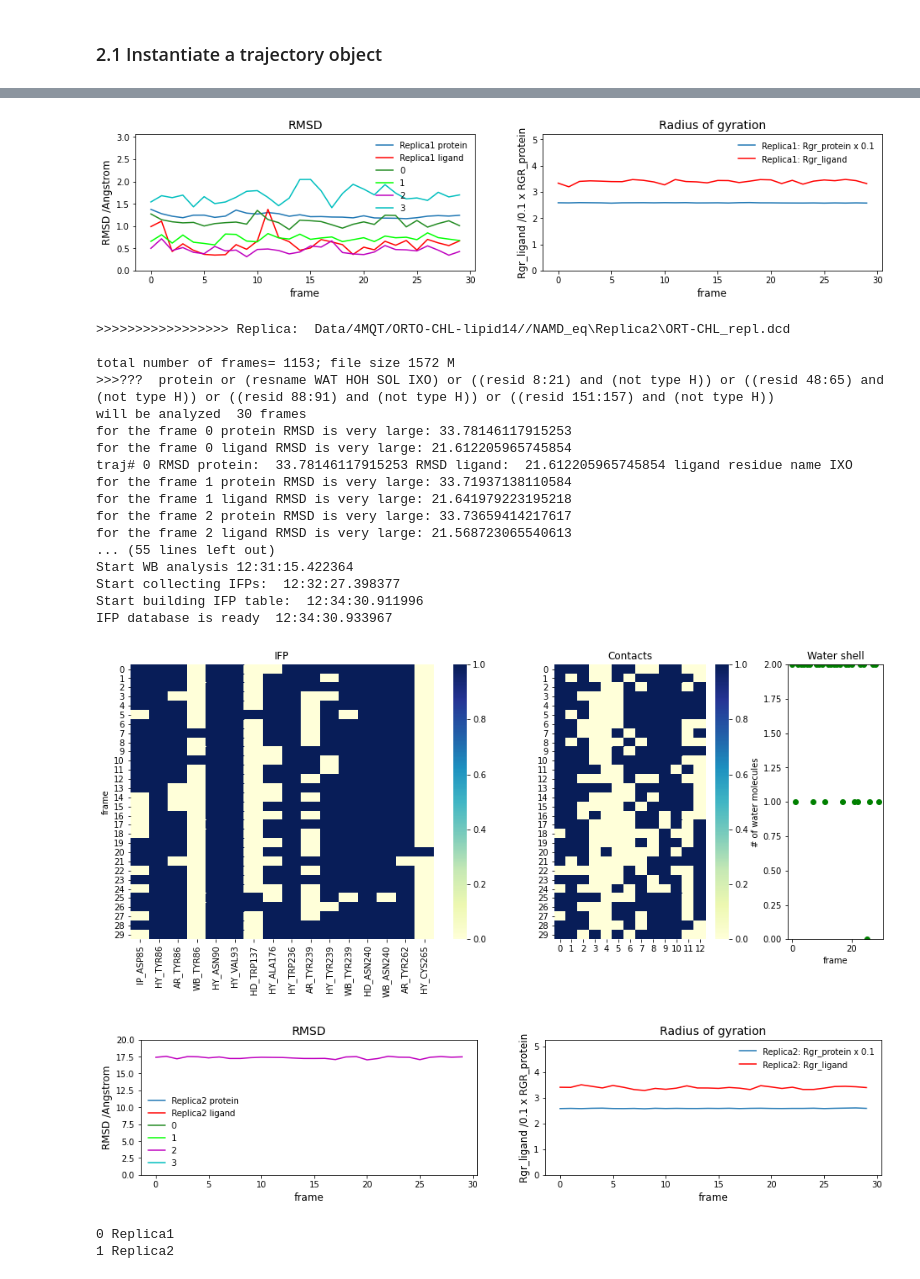
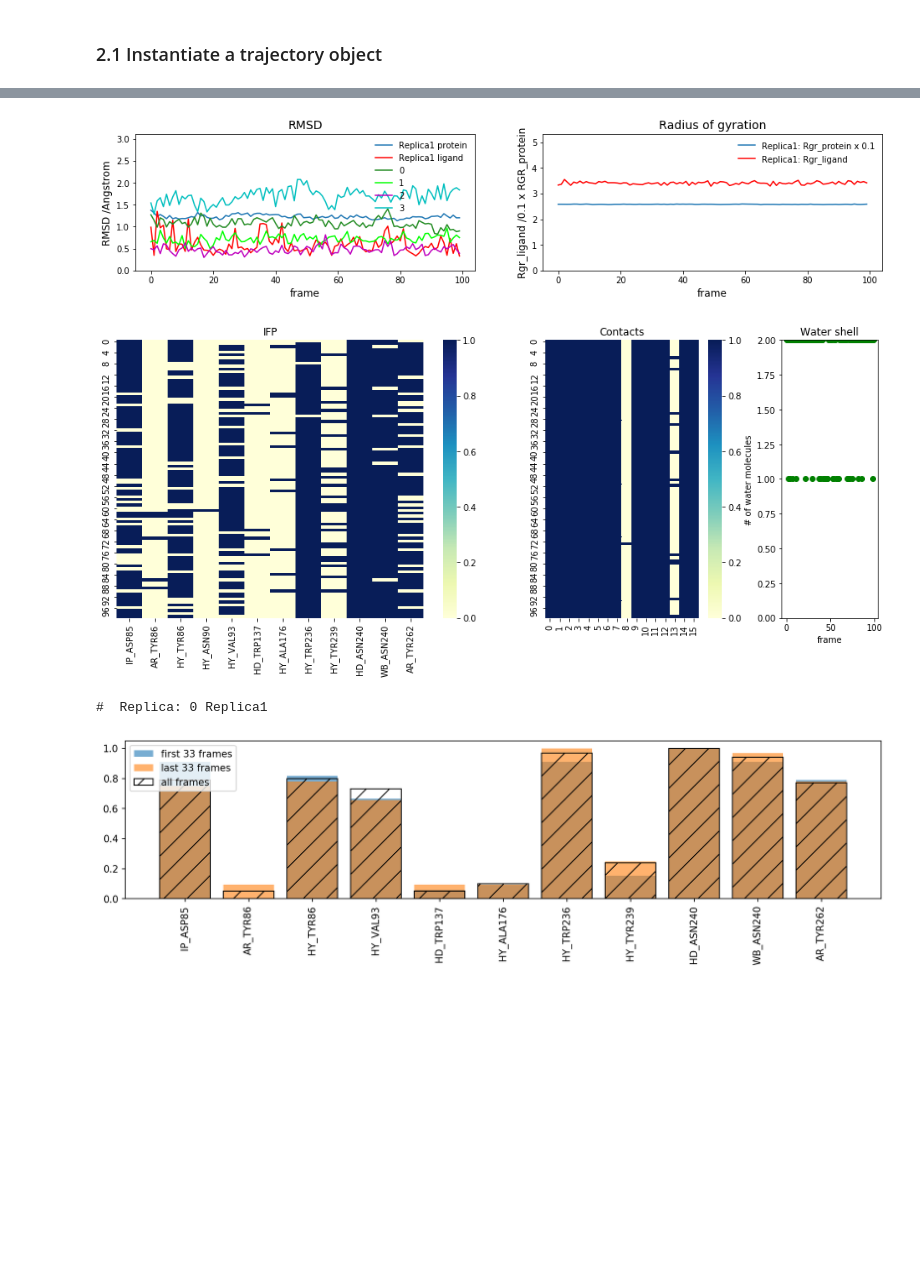
Before and after one commit to HITS-MCM/MD-IFP, a Jupyter notebook: IFP_generation_examples_TRAJ.ipynb, the cells around one changed output, grey strips where cells are left out. Saved outputs shown, nothing was run; the diff lists cells and outputs as text; code cells hidden in the pictures; blank space fills up the shorter version.

```diff
--- a/IFP_generation_examples_TRAJ.ipynb
+++ b/IFP_generation_examples_TRAJ.ipynb
@@ -141,8 +181,8 @@ Note that we start analyzing only after the last 200/300 frames and the ligand i
 # %%
 # Define the path to the stored data
-DIR_all = "Data/4MQT/ORTO-CHL-lipid14/"
+DIR_all = "Data/4MQT/"
 DIR_ramd = "RAMD/Replica*"
-DIR_namd = "NAMD_eq/Replica*"
+DIR_namd = "NAMD_eq/Replica1*"
 ref_pdb =  "AMBER_eq/ORTO-CHL-prod8-NPT.pdb"
 ligand_pdb = "IXO.pdb"
 ligand_mol2 = "moe.mol2"
@@ -166,10 +218,23 @@ For the following diagram line 0-3 represent RMSD addition selections, usually s
 # %%
+# name of the output file with IFP dataset
+out_name = 'ORTO-CHL-lipid14'
+
+# here we define residues to be used to compute RMSD
 auxi_selection = ["((resid 8:21) and (not type H))","((resid 48:65) and (not type H))","((resid 88:91) and (not type H))","((resid 151:157) and (not type H))"]
-name = 'ORTO-CHL-lipid14'
 
+# re-define part of the system to use in computations; ligand and the list of Lipids will be added automatically
+#tr.sub_system = " protein "
+
+end = -300
+step =3
 # We start the analysis of the namd data and define ...
-tr.analysis_all_namd(WB_analysis = True, Lipids = [],auxi_selection = auxi_selection,step_analysis=step, start_analysis=-300)
+tr.analysis_all_namd(WB_analysis = True, Lipids = ["CHL", "PA", "PC"],auxi_selection = auxi_selection,step_analysis=step, start_analysis=end)
 
-# Safe the IFP dataframe to the specified location
-IFP_table = tr.namd.IFP_save(tr.PRJ_DIR+name+"_NAMD_com.pkl")
+# Save and visualize the IFP dataframe to the specified location
+# In the RMSD plot, in addition to the protein and ligand (heavy atoms) RMSD, also RMSD of the protein fragments given as an input (auxi_selection) are shown
+IFP_table = tr.namd.IFP_save(tr.PRJ_DIR+out_name+"_NAMD_com.pkl")
+
+# Alternative plot of detected IFPs in the first and last parts of the trajectory and on average
+
+Plot_IF_trajectory(IFP_table,head_tail=-1)
 # %% [output]
@@ -187,22 +252,4 @@ IFP database is ready  12:30:15.611322
-[figure, old version]
+[figure, new version]
+[figure, new version]
->>>>>>>>>>>>>>>>> Replica:  Data/4MQT/ORTO-CHL-lipid14//NAMD_eq\Replica2\ORT-CHL_repl.dcd
-
-total number of frames= 1153; file size 1572 M
->>>???  protein or (resname WAT HOH SOL IXO) or ((resid 8:21) and (not type H)) or ((resid 48:65) and (not type H)) or ((resid 88:91) and (not type H)) or ((resid 151:157) and (not type H))
-will be analyzed  30 frames
-for the frame 0 protein RMSD is very large: 33.78146117915253
-for the frame 0 ligand RMSD is very large: 21.612205965745854
-traj# 0 RMSD protein:  33.78146117915253 RMSD ligand:  21.612205965745854 ligand residue name IXO
-for the frame 1 protein RMSD is very large: 33.71937138110584
-for the frame 1 ligand RMSD is very large: 21.641979223195218
-for the frame 2 protein RMSD is very large: 33.73659414217617
-for the frame 2 ligand RMSD is very large: 21.568723065540613
-... (55 lines left out)
-Start WB analysis 12:31:15.422364
-Start collecting IFPs:  12:32:27.398377
-Start building IFP table:  12:34:30.911996
-IFP database is ready  12:34:30.933967
+#  Replica: 0 Replica1
-[figure, old version]
-[figure, old version]
+[figure, new version]
-0 Replica1
-1 Replica2
```
Also changed, not shown: parts of 29 cells of this notebook, 3 other files.
